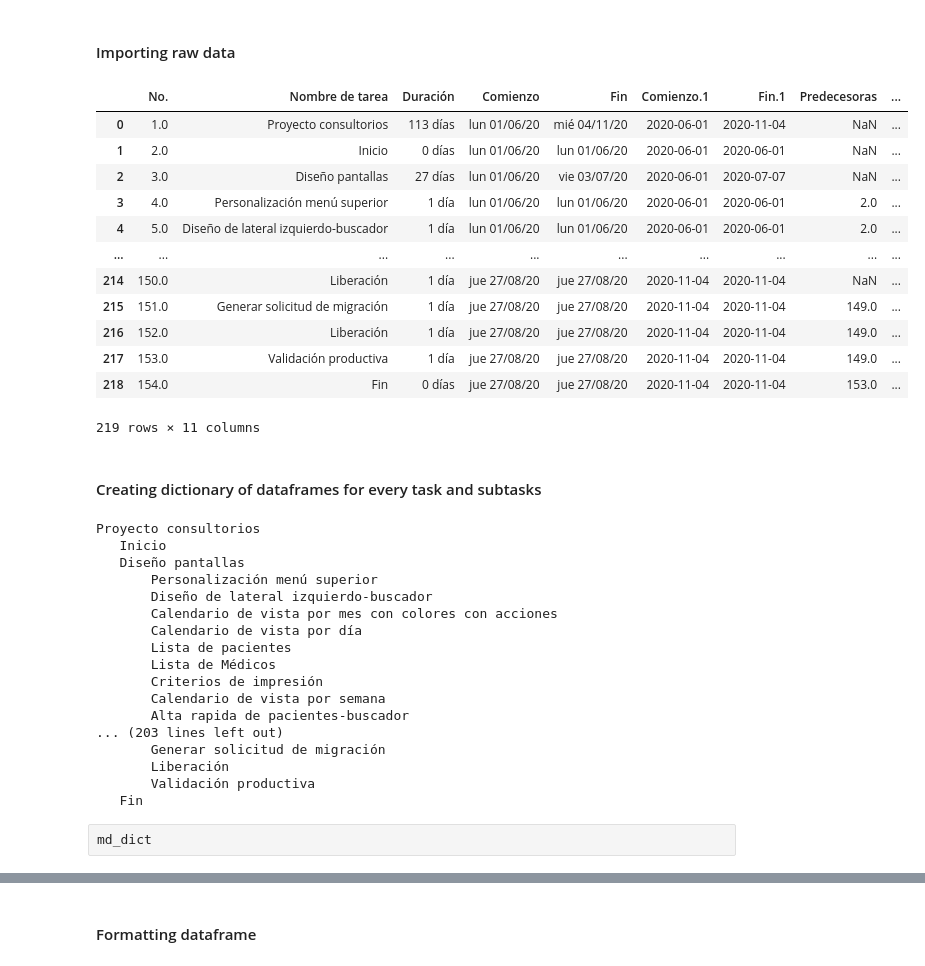
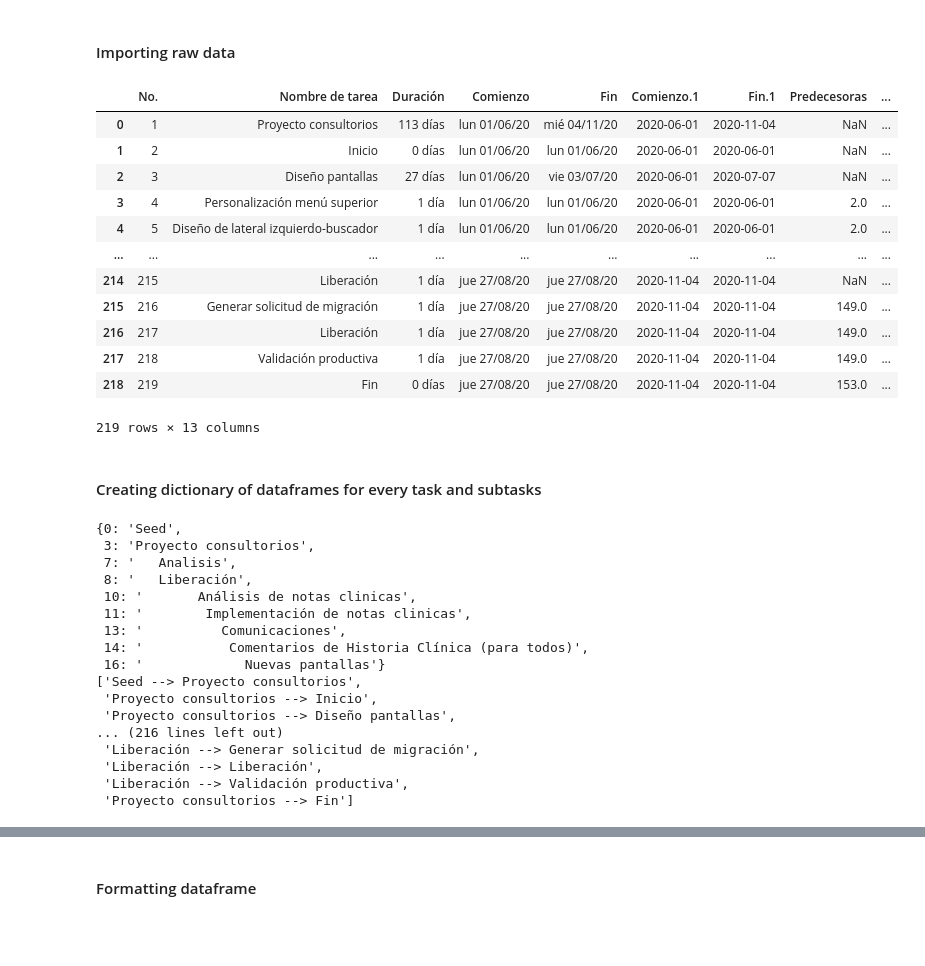
Before and after one commit to Roberto919/punto_clinico_pres, a Jupyter notebook: PcPlatform/TSI/TSI_Followup_nb.ipynb, the cells around one changed output, grey strips where cells are left out. Cells and saved outputs as stored; diff of their text form; code cells hidden in the pictures; blank space fills up the shorter version.

Commit message:
Finally getting that ugly bug in 'Notas medicas' through workaround

```diff
--- a/PcPlatform/TSI/TSI_Followup_nb.ipynb
+++ b/PcPlatform/TSI/TSI_Followup_nb.ipynb
@@ -37,43 +41,41 @@ The autoreload extension is already loaded. To reload it, use:
 # %% [markdown]
 #### Importing raw data
 # %%
-data = pd.read_excel('sources/TSI_docs/WP_2020_09_15.xlsx')
+data = pd.read_excel('sources/ControlRob/ControlRob_WP.xlsx')
 data
 # %% [output]
 |  | No. | Nombre de tarea | Duración | Comienzo | Fin | Comienzo.1 | Fin.1 | Predecesoras | ... |
-| 0 | 1.0 | Proyecto consultorios | 113 días | lun 01/06/20 | mié 04/11/20 | 2020-06-01 | 2020-11-04 | NaN | ... |
-| 1 | 2.0 | Inicio | 0 días | lun 01/06/20 | lun 01/06/20 | 2020-06-01 | 2020-06-01 | NaN | ... |
-| 2 | 3.0 | Diseño pantallas | 27 días | lun 01/06/20 | vie 03/07/20 | 2020-06-01 | 2020-07-07 | NaN | ... |
-| 3 | 4.0 | Personalización menú superior | 1 día | lun 01/06/20 | lun 01/06/20 | 2020-06-01 | 2020-06-01 | 2.0 | ... |
-| 4 | 5.0 | Diseño de lateral izquierdo-buscador | 1 día | lun 01/06/20 | lun 01/06/20 | 2020-06-01 | 2020-06-01 | 2.0 | ... |
+| 0 | 1 | Proyecto consultorios | 113 días | lun 01/06/20 | mié 04/11/20 | 2020-06-01 | 2020-11-04 | NaN | ... |
+| 1 | 2 | Inicio | 0 días | lun 01/06/20 | lun 01/06/20 | 2020-06-01 | 2020-06-01 | NaN | ... |
+| 2 | 3 | Diseño pantallas | 27 días | lun 01/06/20 | vie 03/07/20 | 2020-06-01 | 2020-07-07 | NaN | ... |
+| 3 | 4 | Personalización menú superior | 1 día | lun 01/06/20 | lun 01/06/20 | 2020-06-01 | 2020-06-01 | 2.0 | ... |
+| 4 | 5 | Diseño de lateral izquierdo-buscador | 1 día | lun 01/06/20 | lun 01/06/20 | 2020-06-01 | 2020-06-01 | 2.0 | ... |
 | ... | ... | ... | ... | ... | ... | ... | ... | ... | ... |
-| 214 | 150.0 | Liberación | 1 día | jue 27/08/20 | jue 27/08/20 | 2020-11-04 | 2020-11-04 | NaN | ... |
-| 215 | 151.0 | Generar solicitud de migración | 1 día | jue 27/08/20 | jue 27/08/20 | 2020-11-04 | 2020-11-04 | 149.0 | ... |
-| 216 | 152.0 | Liberación | 1 día | jue 27/08/20 | jue 27/08/20 | 2020-11-04 | 2020-11-04 | 149.0 | ... |
-| 217 | 153.0 | Validación productiva | 1 día | jue 27/08/20 | jue 27/08/20 | 2020-11-04 | 2020-11-04 | 149.0 | ... |
-| 218 | 154.0 | Fin | 0 días | jue 27/08/20 | jue 27/08/20 | 2020-11-04 | 2020-11-04 | 153.0 | ... |
+| 214 | 215 | Liberación | 1 día | jue 27/08/20 | jue 27/08/20 | 2020-11-04 | 2020-11-04 | NaN | ... |
+| 215 | 216 | Generar solicitud de migración | 1 día | jue 27/08/20 | jue 27/08/20 | 2020-11-04 | 2020-11-04 | 149.0 | ... |
+| 216 | 217 | Liberación | 1 día | jue 27/08/20 | jue 27/08/20 | 2020-11-04 | 2020-11-04 | 149.0 | ... |
+| 217 | 218 | Validación productiva | 1 día | jue 27/08/20 | jue 27/08/20 | 2020-11-04 | 2020-11-04 | 149.0 | ... |
+| 218 | 219 | Fin | 0 días | jue 27/08/20 | jue 27/08/20 | 2020-11-04 | 2020-11-04 | 153.0 | ... |
-219 rows × 11 columns
+219 rows × 13 columns
 # %% [markdown]
 #### Creating dictionary of dataframes for every task and subtasks
 # %%
 md_dict = extract_md_dict(data)
 # %% [output]
-Proyecto consultorios
-   Inicio
-   Diseño pantallas
-       Personalización menú superior
-       Diseño de lateral izquierdo-buscador
-       Calendario de vista por mes con colores con acciones
-       Calendario de vista por día
-       Lista de pacientes
-       Lista de Médicos
-       Criterios de impresión
-       Calendario de vista por semana
-       Alta rapida de pacientes-buscador
-... (203 lines left out)
-       Generar solicitud de migración
-       Liberación
-       Validación productiva
-   Fin
+{0: 'Seed',
+ 3: 'Proyecto consultorios',
+ 7: '   Analisis',
+ 8: '   Liberación',
+ 10: '       Análisis de notas clinicas',
+ 11: '        Implementación de notas clinicas',
+ 13: '          Comunicaciones',
+ 14: '           Comentarios de Historia Clínica (para todos)',
+ 16: '             Nuevas pantallas'}
+['Seed --> Proyecto consultorios',
+ 'Proyecto consultorios --> Inicio',
+ 'Proyecto consultorios --> Diseño pantallas',
+... (216 lines left out)
+ 'Liberación --> Generar solicitud de migración',
+ 'Liberación --> Liberación',
+ 'Liberación --> Validación productiva',
+ 'Proyecto consultorios --> Fin']
-# %% [raw]
-md_dict
```
Also changed, not shown: parts of 24 cells of this notebook, 2 other files.
